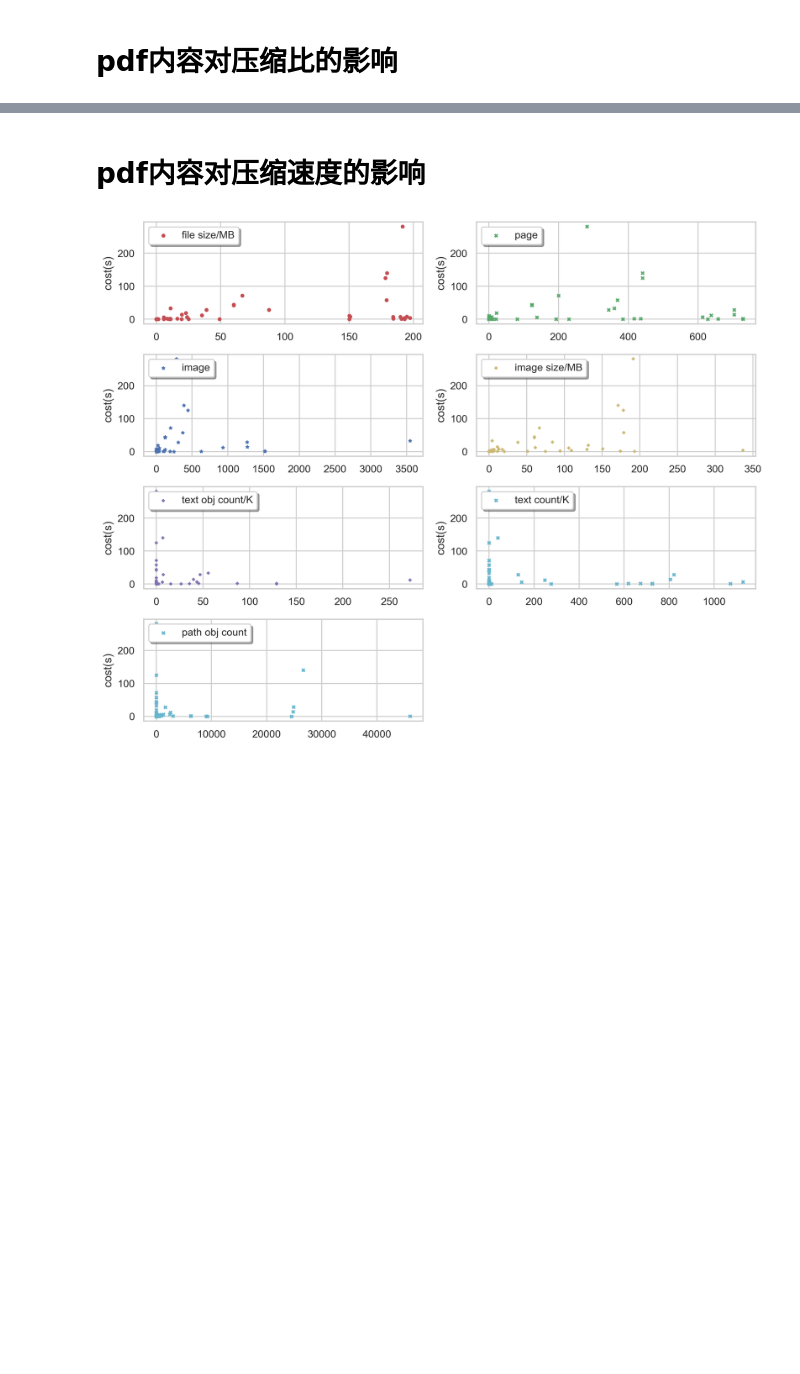
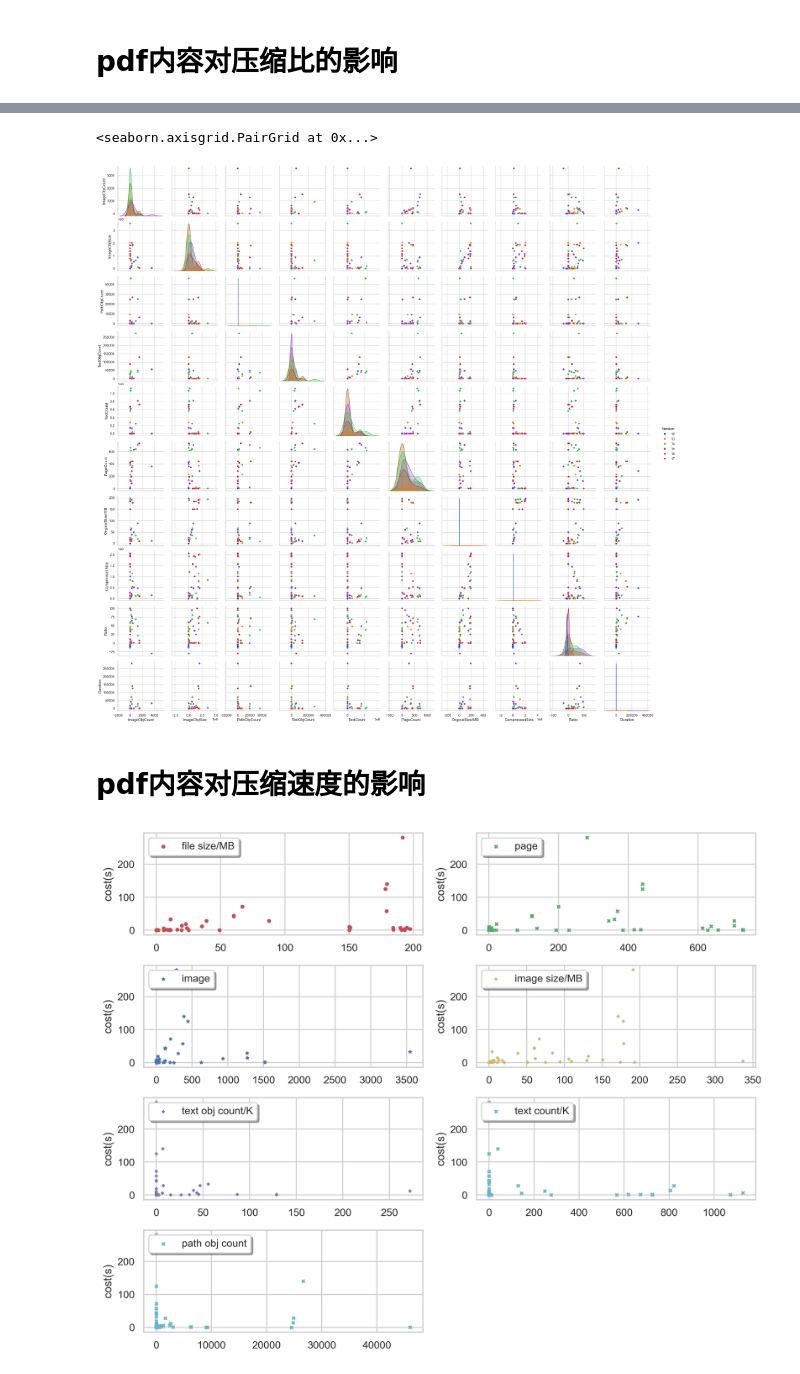
Before and after one commit to ZMbiubiubiu/zm-machine-learning-in-action, a Jupyter notebook: data-analyse/unipdf-compress/analyse.ipynb, the cells around one changed output, grey strips where cells are left out. Saved outputs shown, nothing was run; the diff lists cells and outputs as text; code cells hidden in the pictures; blank space fills up the shorter version.

```diff
--- a/data-analyse/unipdf-compress/analyse.ipynb
+++ b/data-analyse/unipdf-compress/analyse.ipynb
@@ -104,3 +191,11 @@ plt.show()
+# %%
+# pair plot
+import seaborn as sns
+
+sns.pairplot(data=combined_data_v2,palette='bright',hue='Version')
+# %% [output]
+<seaborn.axisgrid.PairGrid at 0x...>
+[figure, added]
 # %% [markdown]
 # pdf内容对压缩速度的影响
 # %%
```
Also changed, not shown: parts of 10 cells of this notebook.
